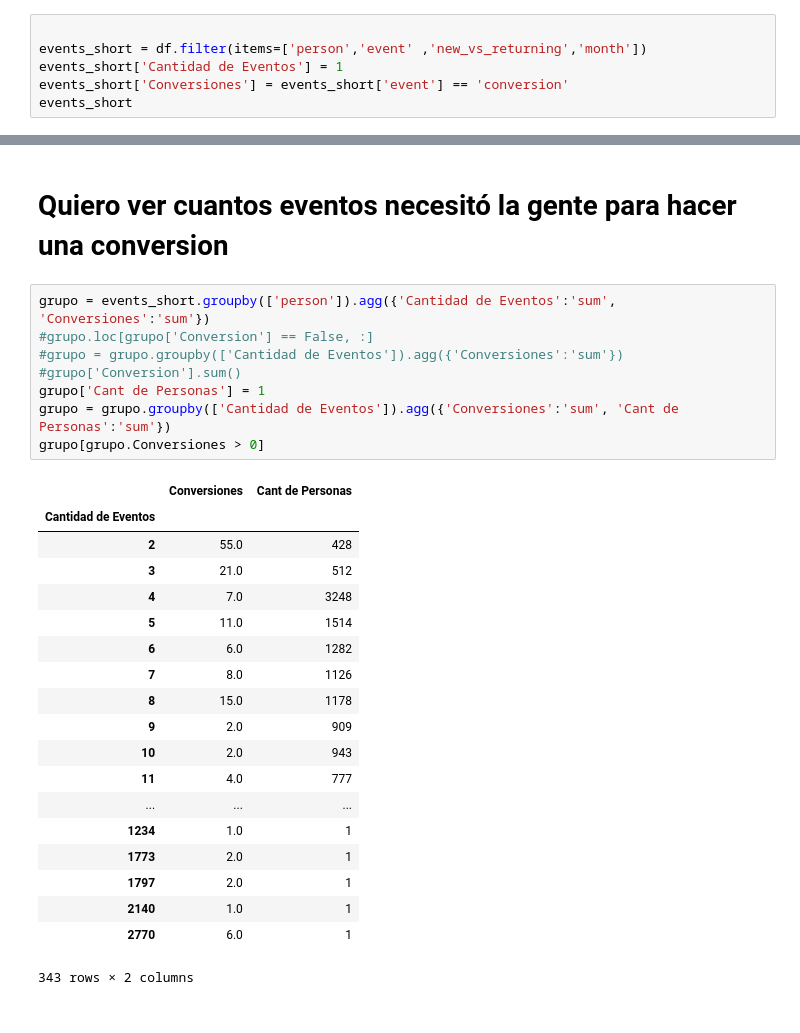
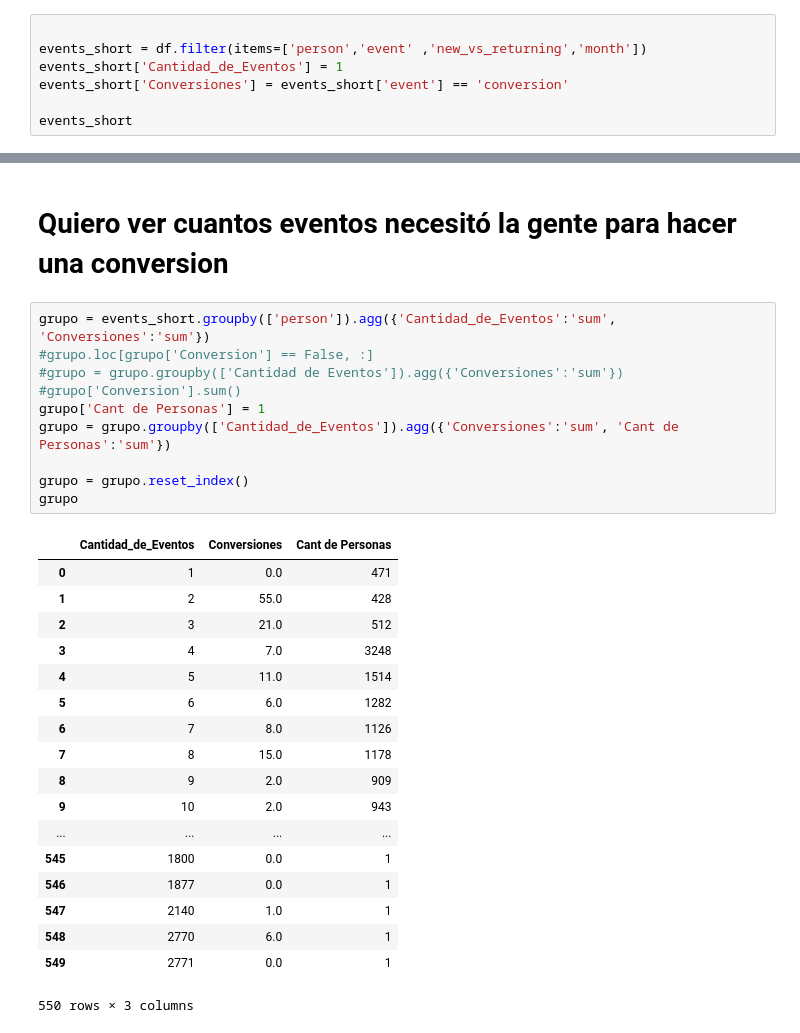
Before and after one commit to gabyrobles93/7506-TP1-Trocafone, a Jupyter notebook: comportamiento_de_la_plataforma.ipynb, the cells around one changed output, grey strips where cells are left out. Drawn from its saved outputs; the diff is of its cells as text.

```diff
--- a/comportamiento_de_la_plataforma.ipynb
+++ b/comportamiento_de_la_plataforma.ipynb
@@ -121,7 +130,8 @@ Name: month, dtype: int64
 # %%
 
 events_short = df.filter(items=['person','event' ,'new_vs_returning','month'])
-events_short['Cantidad de Eventos'] = 1
+events_short['Cantidad_de_Eventos'] = 1
 events_short['Conversiones'] = events_short['event'] == 'conversion'
+
 events_short
 # %% [output]
@@ -181,30 +191,31 @@ grouped
 # %% [markdown]
 # Quiero ver cuantos eventos necesitó la gente para hacer una conversion
 # %%
-grupo = events_short.groupby(['person']).agg({'Cantidad de Eventos':'sum', 'Conversiones':'sum'})
+grupo = events_short.groupby(['person']).agg({'Cantidad_de_Eventos':'sum', 'Conversiones':'sum'})
 #grupo.loc[grupo['Conversion'] == False, :]
 #grupo = grupo.groupby(['Cantidad de Eventos']).agg({'Conversiones':'sum'})
 #grupo['Conversion'].sum()
 grupo['Cant de Personas'] = 1
-grupo = grupo.groupby(['Cantidad de Eventos']).agg({'Conversiones':'sum', 'Cant de Personas':'sum'})
-grupo[grupo.Conversiones > 0]
+grupo = grupo.groupby(['Cantidad_de_Eventos']).agg({'Conversiones':'sum', 'Cant de Personas':'sum'})
+
+grupo = grupo.reset_index()
+grupo
 # %% [output]
-|  | Conversiones | Cant de Personas |
-| Cantidad de Eventos |  |  |
-| 2 | 55.0 | 428 |
-| 3 | 21.0 | 512 |
-| 4 | 7.0 | 3248 |
-| 5 | 11.0 | 1514 |
-| 6 | 6.0 | 1282 |
-| 7 | 8.0 | 1126 |
-| 8 | 15.0 | 1178 |
-| 9 | 2.0 | 909 |
-| 10 | 2.0 | 943 |
-| 11 | 4.0 | 777 |
-| ... | ... | ... |
-| 1234 | 1.0 | 1 |
-| 1773 | 2.0 | 1 |
-| 1797 | 2.0 | 1 |
-| 2140 | 1.0 | 1 |
-| 2770 | 6.0 | 1 |
+|  | Cantidad_de_Eventos | Conversiones | Cant de Personas |
+| 0 | 1 | 0.0 | 471 |
+| 1 | 2 | 55.0 | 428 |
+| 2 | 3 | 21.0 | 512 |
+| 3 | 4 | 7.0 | 3248 |
+| 4 | 5 | 11.0 | 1514 |
+| 5 | 6 | 6.0 | 1282 |
+| 6 | 7 | 8.0 | 1126 |
+| 7 | 8 | 15.0 | 1178 |
+| 8 | 9 | 2.0 | 909 |
+| 9 | 10 | 2.0 | 943 |
+| ... | ... | ... | ... |
+| 545 | 1800 | 0.0 | 1 |
+| 546 | 1877 | 0.0 | 1 |
+| 547 | 2140 | 1.0 | 1 |
+| 548 | 2770 | 6.0 | 1 |
+| 549 | 2771 | 0.0 | 1 |
-343 rows × 2 columns
+550 rows × 3 columns
```
Also changed, not shown: parts of 17 cells of this notebook.
